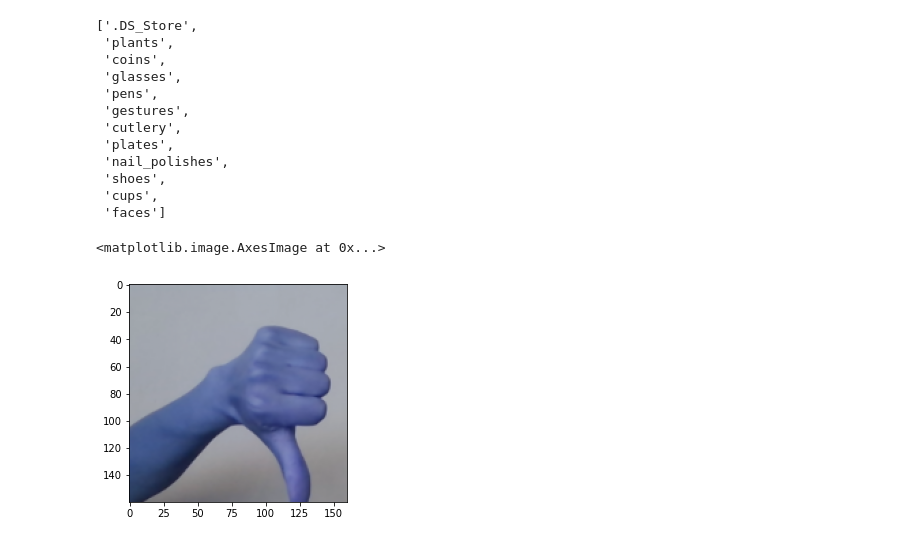
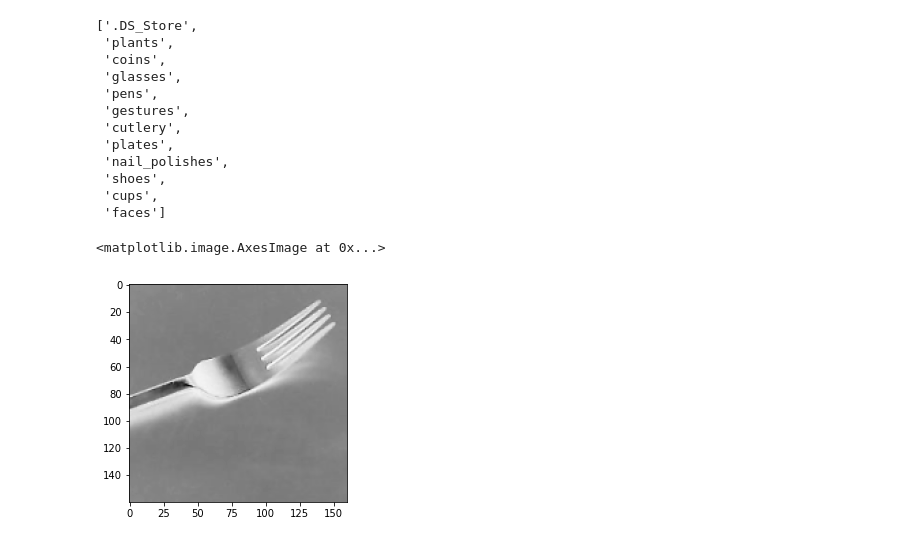
Before and after one commit to RosiNantis/Projects_from_Spiced_personal, a Jupyter notebook: week_9/final_project/MNIST_data.ipynb, the cells around one changed output. Saved outputs shown, nothing was run; the diff lists cells and outputs as text; code cells hidden in the pictures.

```diff
--- a/week_9/final_project/MNIST_data.ipynb
+++ b/week_9/final_project/MNIST_data.ipynb
@@ -55,12 +55,12 @@ onlyfolders
  'cups',
  'faces']
 # %%
-X , y = gray_reshape('../output/', new_size = (160,160), gray =False);
+X , y = gray_reshape('../output/', new_size = (160,160), gray =True);
 
 #plt.imshow(X[8],cmap='Greys')
 # Model / data parameters
 num_classes = len(np.unique(y))
-input_shape = (160, 160, 3)
+input_shape = (160, 160, 1)
 # shuffle the data
 
 shuffler = np.random.permutation(len(X))
@@ -75,7 +75,7 @@ X_train, X_test, y_train, y_test = train_test_split(X, y, test_size=0.15, random
 # Scale images to the [0, 1] range
 #### Normalise
 # %%
-plt.imshow(X_test[45],cmap='Greys')
+plt.imshow(X_test[80],cmap='Greys')
 # %% [output]
 <matplotlib.image.AxesImage at 0x...>
-[figure, old version]
+[figure, new version]
```
Also changed, not shown: parts of 17 cells of this notebook, 3 other files.
